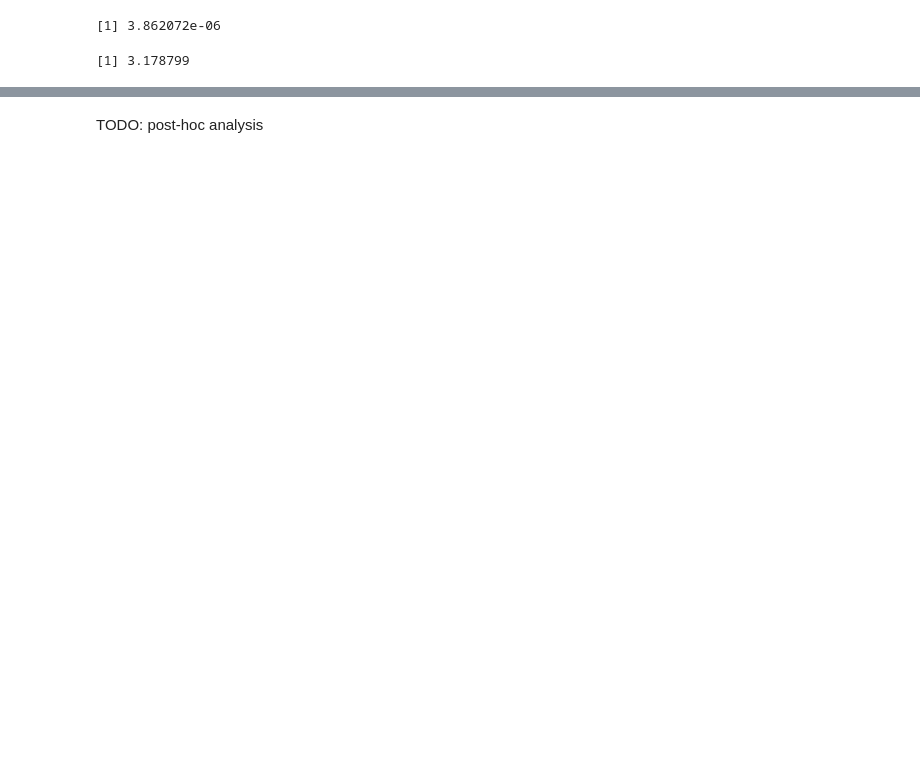
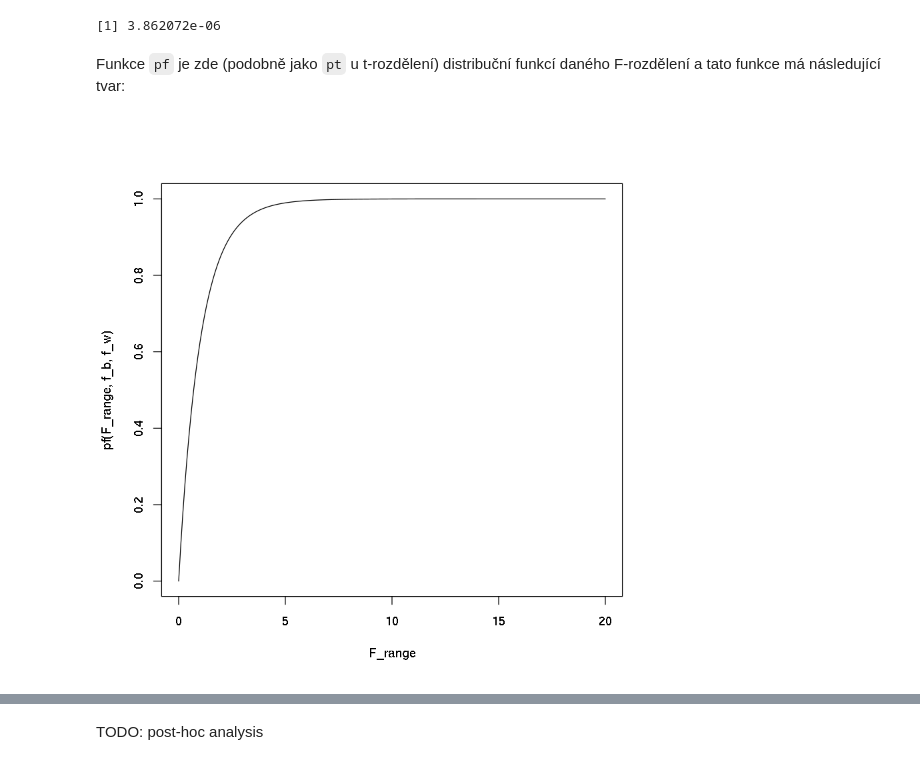
Before and after one commit to lich-uct/r_tutorial, a Jupyter notebook: 08/08.ipynb, the cells around one changed output, grey strips where cells are left out. Drawn from its saved outputs; the diff is of its cells as text; code cells hidden in the pictures; blank space fills up the shorter version.

```diff
--- a/08/08.ipynb
+++ b/08/08.ipynb
@@ -652,7 +697,10 @@ F
 1 - pf(F, f_b, f_w)
 # %% [output]
 [1] 3.862072e-06
-# %%
-qf(0.95, f_b, f_w)
-# %% [output]
-[1] 3.178799
+# %% [markdown]
+Funkce `pf` je zde (podobně jako `pt` u t-rozdělení) distribuční funkcí daného F-rozdělení a tato funkce má následující tvar:
+# %%
+F_range <- seq(0, 20, 0.1)
+plot(F_range, pf(F_range, f_b, f_w), type = 'l')
+# %% [output]
+[figure, added]
```
Also changed, not shown: parts of 27 cells of this notebook.
